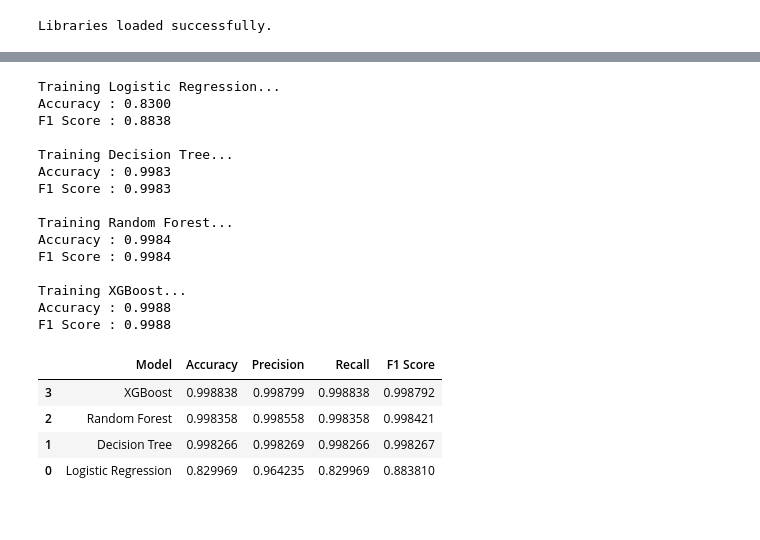
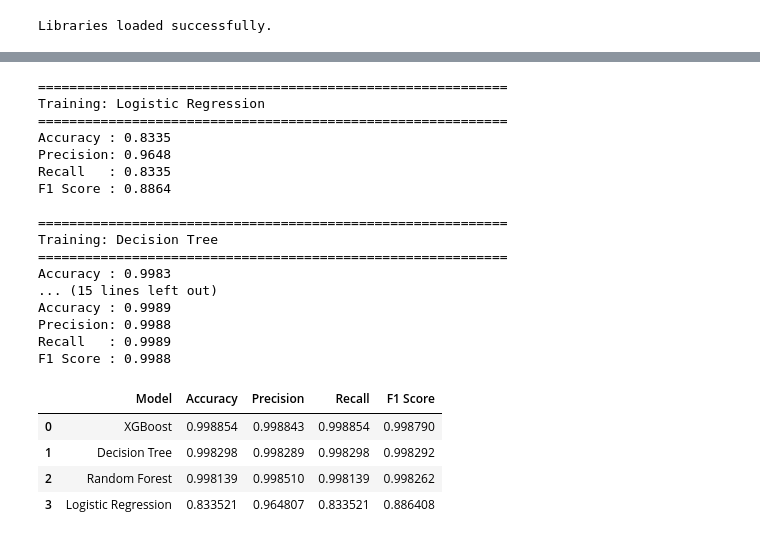
Before and after one commit to UzairShk/Privacy-Preserving-Federated-NIDS, a Jupyter notebook: notebooks/05_Baseline_Models.ipynb, the cells around one changed output, grey strips where cells are left out. Drawn from its saved outputs; the diff is of its cells as text; code cells hidden in the pictures.

```diff
--- a/notebooks/05_Baseline_Models.ipynb
+++ b/notebooks/05_Baseline_Models.ipynb
@@ -191,33 +273,44 @@ Models defined:
 
 results = []
 trained_models = {}
+predictions_dict = {}
 
 for name, model in models.items():
 
-    print(f"\nTraining {name}...")
+    print("\n" + "=" * 60)
+    print(f"Training: {name}")
+    print("=" * 60)
 
-    model.fit(X_train, y_train)
+    model.fit(
+        X_train_scaled,
+        y_train_encoded
+    )
 
-    predictions = model.predict(X_test)
+    predictions = model.predict(
+        X_test_scaled
+    )
 
-    accuracy = accuracy_score(y_test, predictions)
+    accuracy = accuracy_score(
+        y_test_encoded,
+        predictions
+    )
 
     precision = precision_score(
-        y_test,
+        y_test_encoded,
         predictions,
         average="weighted",
         zero_division=0
     )
 
     recall = recall_score(
-        y_test,
+        y_test_encoded,
         predictions,
         average="weighted",
         zero_division=0
     )
 
     f1 = f1_score(
-        y_test,
+        y_test_encoded,
         predictions,
         average="weighted",
         zero_division=0
@@ -232,41 +325,50 @@ for name, model in models.items():
     })
 
     trained_models[name] = model
+    predictions_dict[name] = predictions
 
     print(f"Accuracy : {accuracy:.4f}")
+    print(f"Precision: {precision:.4f}")
+    print(f"Recall   : {recall:.4f}")
     print(f"F1 Score : {f1:.4f}")
 # %% [output]
-Training Logistic Regression...
-Accuracy : 0.8300
-F1 Score : 0.8838
+============================================================
+Training: Logistic Regression
+============================================================
+Accuracy : 0.8335
+Precision: 0.9648
+Recall   : 0.8335
+F1 Score : 0.8864
 
-Training Decision Tree...
+============================================================
+Training: Decision Tree
+============================================================
 Accuracy : 0.9983
-F1 Score : 0.9983
-
-Training Random Forest...
-Accuracy : 0.9984
-F1 Score : 0.9984
-
-Training XGBoost...
-Accuracy : 0.9988
+... (15 lines left out)
+Accuracy : 0.9989
+Precision: 0.9988
+Recall   : 0.9989
 F1 Score : 0.9988
 # %%
 # =====================================================
 # MODEL COMPARISON
 # =====================================================
 
-results_df = pd.DataFrame(results)
+results_df = pd.DataFrame(
+    results
+)
 
 results_df = results_df.sort_values(
     by="F1 Score",
     ascending=False
+).reset_index(
+    drop=True
 )
 
 results_df
 # %% [output]
 |  | Model | Accuracy | Precision | Recall | F1 Score |
-| 3 | XGBoost | 0.998838 | 0.998799 | 0.998838 | 0.998792 |
-| 2 | Random Forest | 0.998358 | 0.998558 | 0.998358 | 0.998421 |
-| 1 | Decision Tree | 0.998266 | 0.998269 | 0.998266 | 0.998267 |
-| 0 | Logistic Regression | 0.829969 | 0.964235 | 0.829969 | 0.883810 |
+| 0 | XGBoost | 0.998854 | 0.998843 | 0.998854 | 0.998790 |
+| 1 | Decision Tree | 0.998298 | 0.998289 | 0.998298 | 0.998292 |
+| 2 | Random Forest | 0.998139 | 0.998510 | 0.998139 | 0.998262 |
+| 3 | Logistic Regression | 0.833521 | 0.964807 | 0.833521 | 0.886408 |
```
Also changed, not shown: parts of 17 cells of this notebook.
